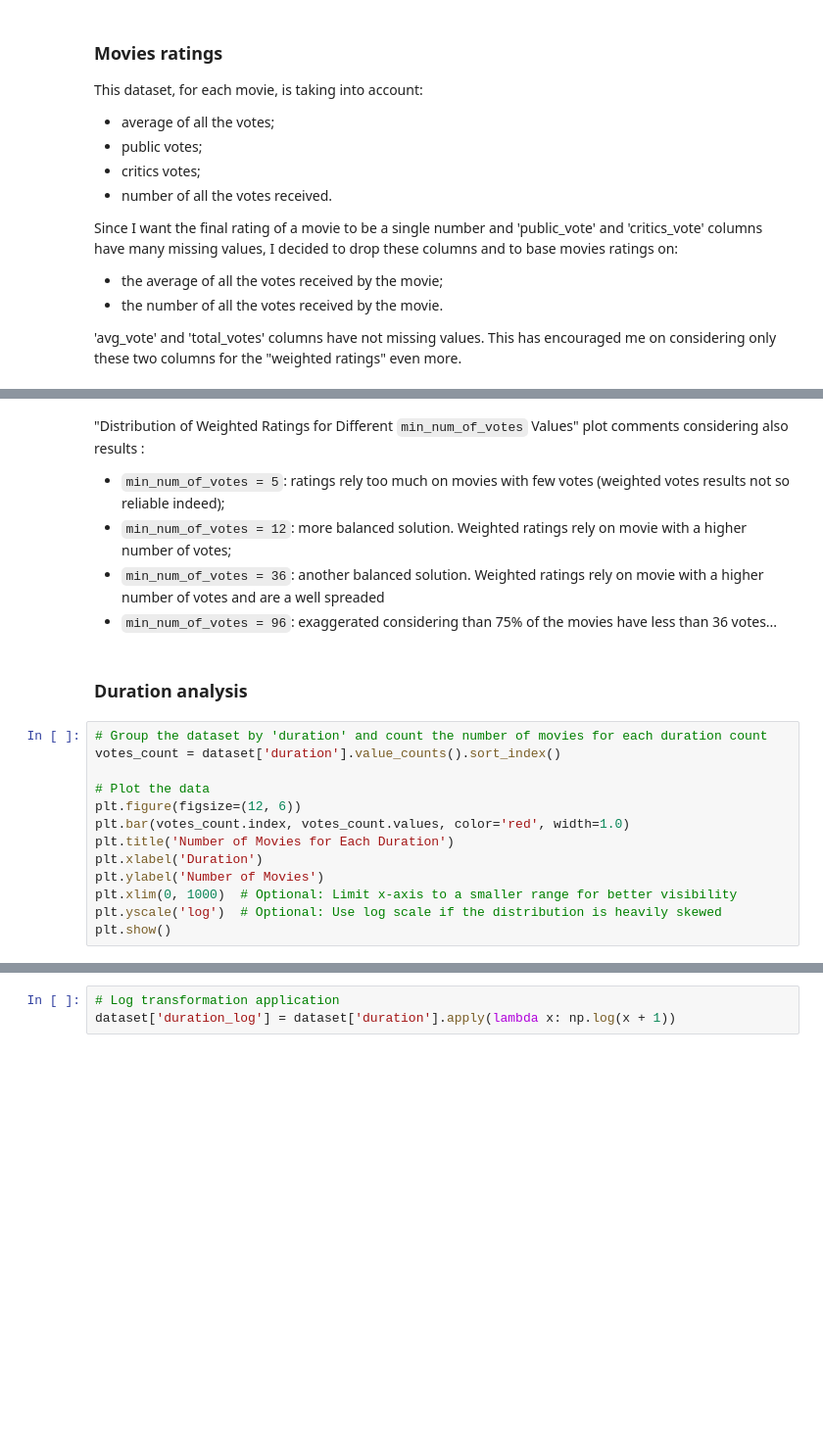
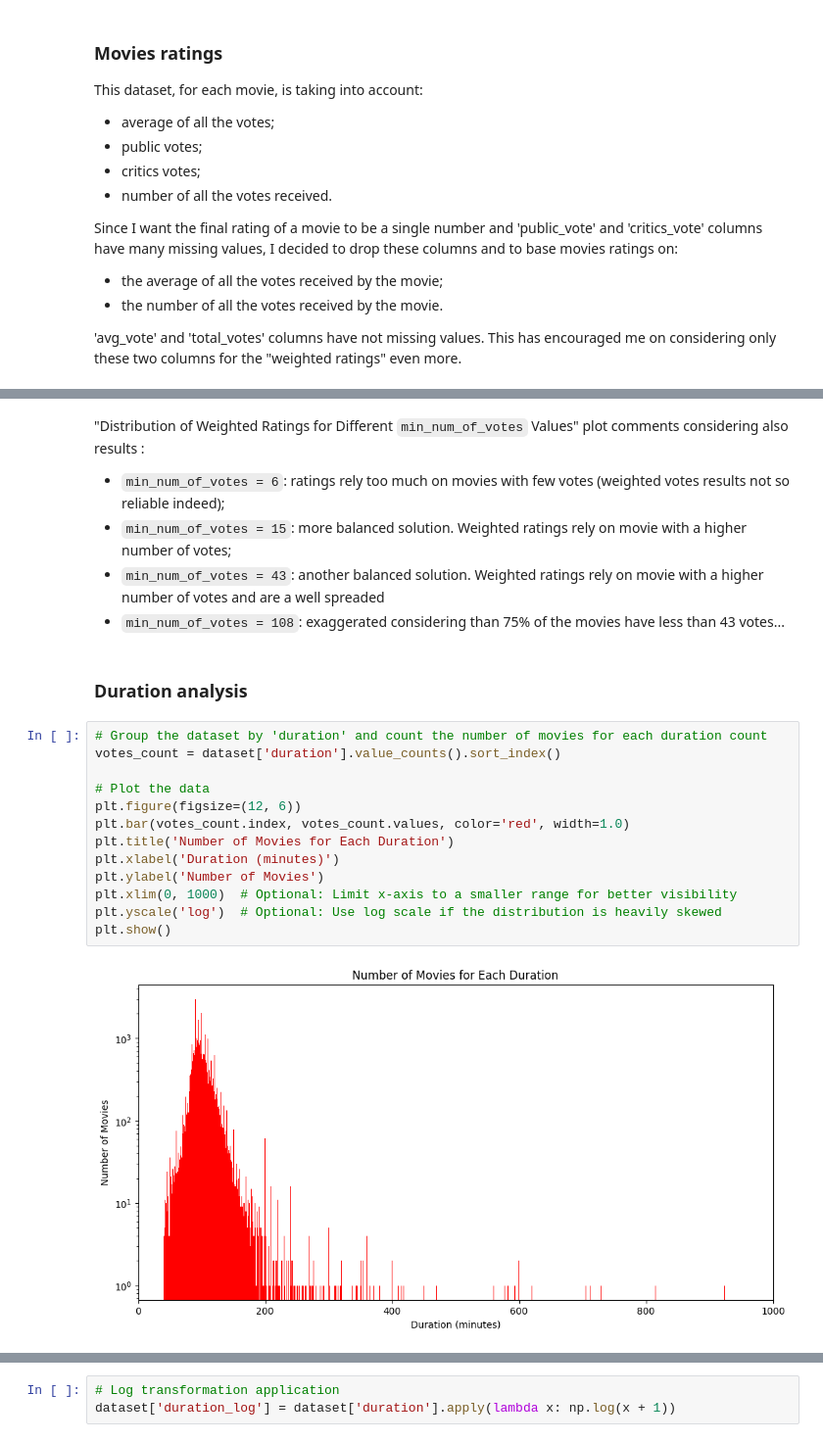
Before and after one commit to davidecozzarin/MoviesRecommender, a Jupyter notebook: preprocessing.ipynb, the cells around one changed output, grey strips where cells are left out. Shown at 98% size. Cells and saved outputs as stored; diff of their text form; blank space fills up the shorter version.

```diff
--- a/preprocessing.ipynb
+++ b/preprocessing.ipynb
@@ -219,24 +404,26 @@ dataset.columns
 # %% [markdown]
 "Distribution of Weighted Ratings for Different `min_num_of_votes` Values" plot comments considering also results :
-- `min_num_of_votes = 5`: ratings rely too much on movies with few votes (weighted votes results not so reliable indeed);
-- `min_num_of_votes = 12`: more balanced solution. Weighted ratings rely on movie with a higher number of votes;
-- `min_num_of_votes = 36`: another balanced solution. Weighted ratings rely on movie with a higher number of votes and are a well spreaded
-- `min_num_of_votes = 96`: exaggerated considering than 75% of the movies have less than 36 votes...
+- `min_num_of_votes = 6`: ratings rely too much on movies with few votes (weighted votes results not so reliable indeed);
+- `min_num_of_votes = 15`: more balanced solution. Weighted ratings rely on movie with a higher number of votes;
+- `min_num_of_votes = 43`: another balanced solution. Weighted ratings rely on movie with a higher number of votes and are a well spreaded
+- `min_num_of_votes = 108`: exaggerated considering than 75% of the movies have less than 43 votes...
 # %% [markdown]
 ### Duration analysis
 # %%
 # Group the dataset by 'duration' and count the number of movies for each duration count
 votes_count = dataset['duration'].value_counts().sort_index()
 
 # Plot the data
 plt.figure(figsize=(12, 6))
 plt.bar(votes_count.index, votes_count.values, color='red', width=1.0)
 plt.title('Number of Movies for Each Duration')
-plt.xlabel('Duration')
+plt.xlabel('Duration (minutes)')
 plt.ylabel('Number of Movies')
 plt.xlim(0, 1000)  # Optional: Limit x-axis to a smaller range for better visibility
 plt.yscale('log')  # Optional: Use log scale if the distribution is heavily skewed
 plt.show()
+# %% [output]
+[figure, added]
 # %%
 # Get summary statistics of durations
 print(dataset['duration'].describe())
```
Also changed, not shown: parts of 39 cells of this notebook, 1 other file.
